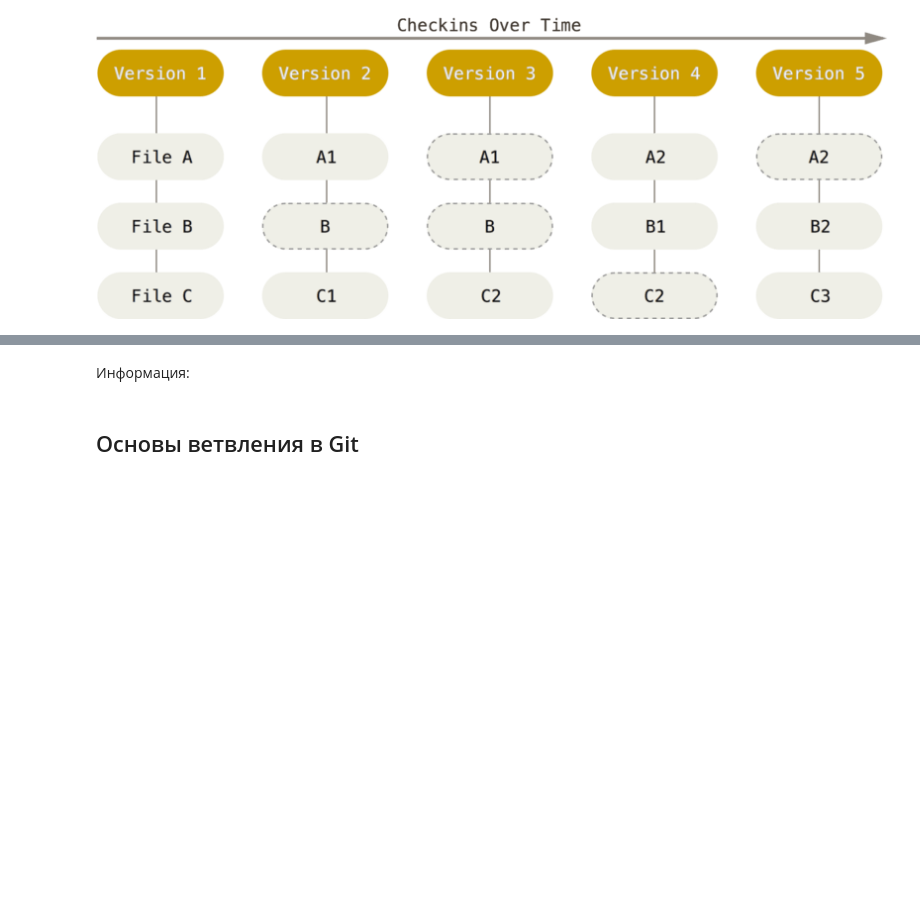
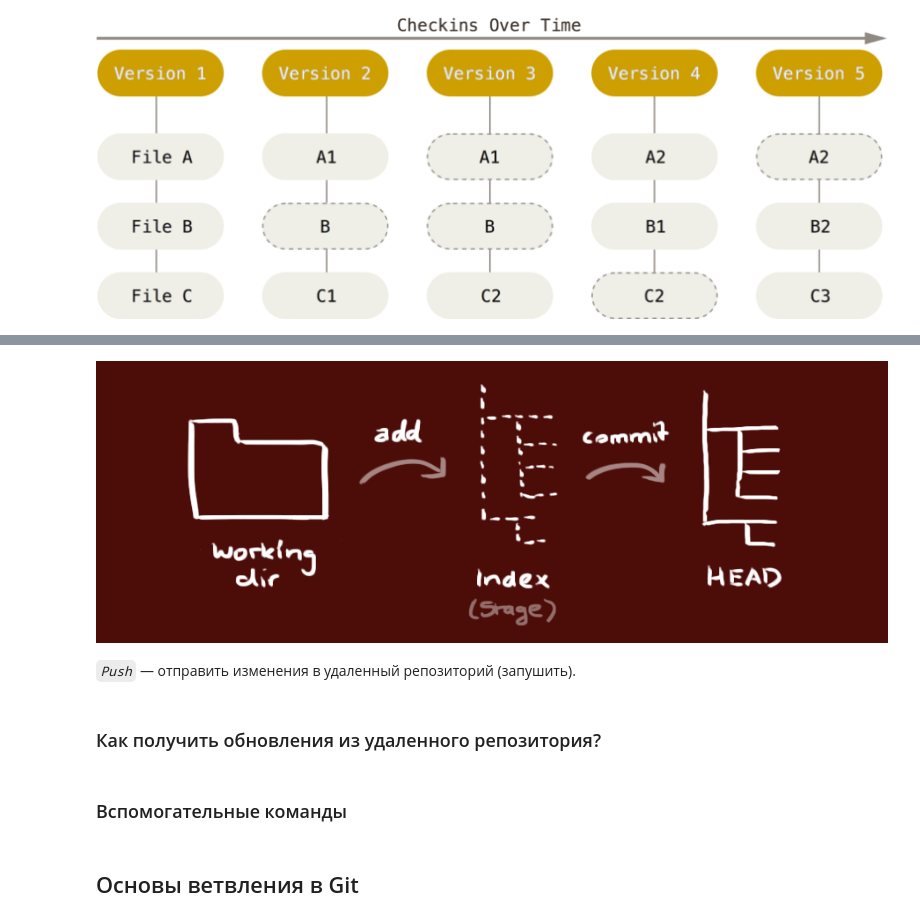
Before and after one commit to vasilyivan12345/python-workshops, a Jupyter notebook: git/lecture.ipynb, the cells around one changed output, grey strips where cells are left out. Drawn from its saved outputs; the diff is of its cells as text; code cells hidden in the pictures; blank space fills up the shorter version.

```diff
--- a/git/lecture.ipynb
+++ b/git/lecture.ipynb
@@ -94,7 +95,15 @@ git push origin master
+# %%
+Image("images/trees.png")
+# %% [output]
+[figure, added]
+# %% [markdown]
+*`Push`* &mdash; отправить изменения в удаленный репозиторий (запушить).
+# %% [markdown]
+### Как получить обновления из удаленного репозитория?
 # %%
 git pull
-# %% [markdown]
-Информация:
+# %% [markdown]
+### Вспомогательные команды
 # %%
 git status
 git log
```
Also changed, not shown: parts of 22 cells of this notebook, 1 other file.
